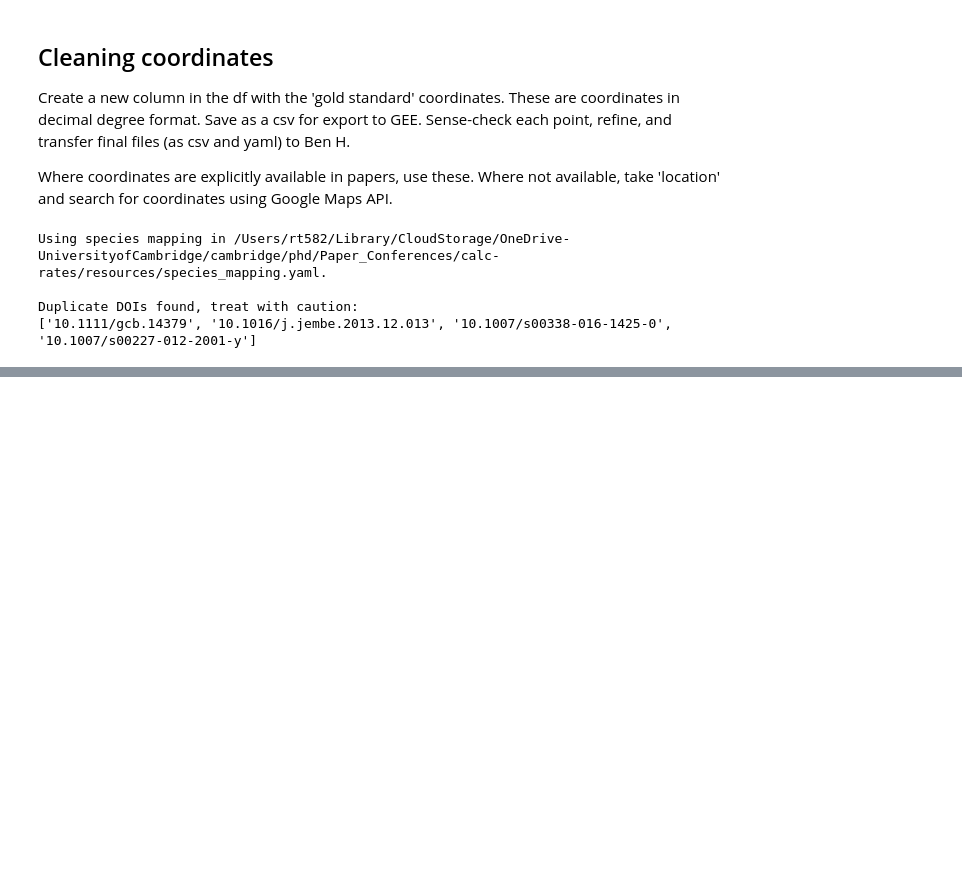
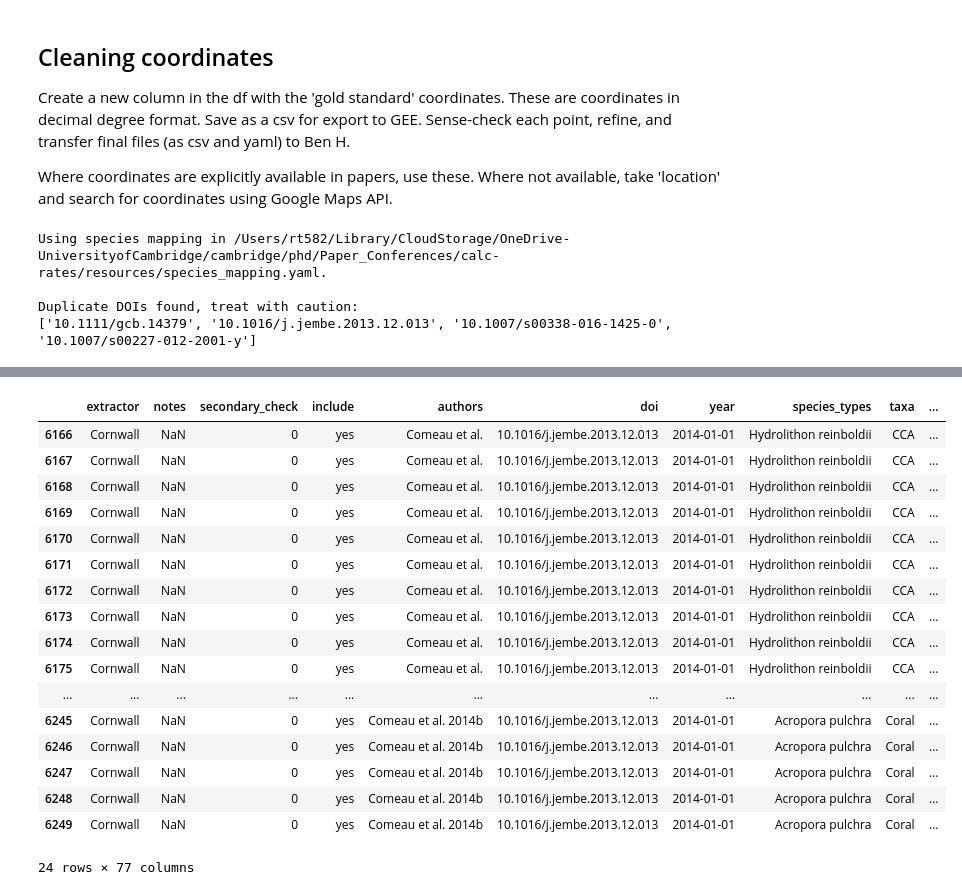
Before and after one commit to orlando-code/calc-rates, a Jupyter notebook: notebooks/locations.ipynb, the cells around one changed output, grey strips where cells are left out. Saved outputs shown, nothing was run; the diff lists cells and outputs as text; code cells hidden in the pictures; blank space fills up the shorter version.

```diff
--- a/notebooks/locations.ipynb
+++ b/notebooks/locations.ipynb
@@ -124,0 +122,21 @@ df['longitude'] = df['loc'].apply(lambda x: x[1] if isinstance(x, tuple) else No
+# %%
+temp_df[temp_df['doi'] == "10.1016/j.jembe.2013.12.013"]
+# %% [output]
+|  | extractor | notes | secondary_check | include | authors | doi | year | species_types | taxa | ... |
+| 6166 | Cornwall | NaN | 0 | yes | Comeau et al. | 10.1016/j.jembe.2013.12.013 | 2014-01-01 | Hydrolithon reinboldii | CCA | ... |
+| 6167 | Cornwall | NaN | 0 | yes | Comeau et al. | 10.1016/j.jembe.2013.12.013 | 2014-01-01 | Hydrolithon reinboldii | CCA | ... |
+| 6168 | Cornwall | NaN | 0 | yes | Comeau et al. | 10.1016/j.jembe.2013.12.013 | 2014-01-01 | Hydrolithon reinboldii | CCA | ... |
+| 6169 | Cornwall | NaN | 0 | yes | Comeau et al. | 10.1016/j.jembe.2013.12.013 | 2014-01-01 | Hydrolithon reinboldii | CCA | ... |
+| 6170 | Cornwall | NaN | 0 | yes | Comeau et al. | 10.1016/j.jembe.2013.12.013 | 2014-01-01 | Hydrolithon reinboldii | CCA | ... |
+| 6171 | Cornwall | NaN | 0 | yes | Comeau et al. | 10.1016/j.jembe.2013.12.013 | 2014-01-01 | Hydrolithon reinboldii | CCA | ... |
+| 6172 | Cornwall | NaN | 0 | yes | Comeau et al. | 10.1016/j.jembe.2013.12.013 | 2014-01-01 | Hydrolithon reinboldii | CCA | ... |
+| 6173 | Cornwall | NaN | 0 | yes | Comeau et al. | 10.1016/j.jembe.2013.12.013 | 2014-01-01 | Hydrolithon reinboldii | CCA | ... |
+| 6174 | Cornwall | NaN | 0 | yes | Comeau et al. | 10.1016/j.jembe.2013.12.013 | 2014-01-01 | Hydrolithon reinboldii | CCA | ... |
+| 6175 | Cornwall | NaN | 0 | yes | Comeau et al. | 10.1016/j.jembe.2013.12.013 | 2014-01-01 | Hydrolithon reinboldii | CCA | ... |
+| ... | ... | ... | ... | ... | ... | ... | ... | ... | ... | ... |
+| 6245 | Cornwall | NaN | 0 | yes | Comeau et al. 2014b | 10.1016/j.jembe.2013.12.013 | 2014-01-01 | Acropora pulchra | Coral | ... |
+| 6246 | Cornwall | NaN | 0 | yes | Comeau et al. 2014b | 10.1016/j.jembe.2013.12.013 | 2014-01-01 | Acropora pulchra | Coral | ... |
+| 6247 | Cornwall | NaN | 0 | yes | Comeau et al. 2014b | 10.1016/j.jembe.2013.12.013 | 2014-01-01 | Acropora pulchra | Coral | ... |
+| 6248 | Cornwall | NaN | 0 | yes | Comeau et al. 2014b | 10.1016/j.jembe.2013.12.013 | 2014-01-01 | Acropora pulchra | Coral | ... |
+| 6249 | Cornwall | NaN | 0 | yes | Comeau et al. 2014b | 10.1016/j.jembe.2013.12.013 | 2014-01-01 | Acropora pulchra | Coral | ... |
+24 rows × 77 columns
```
Also changed, not shown: parts of 24 cells of this notebook.
